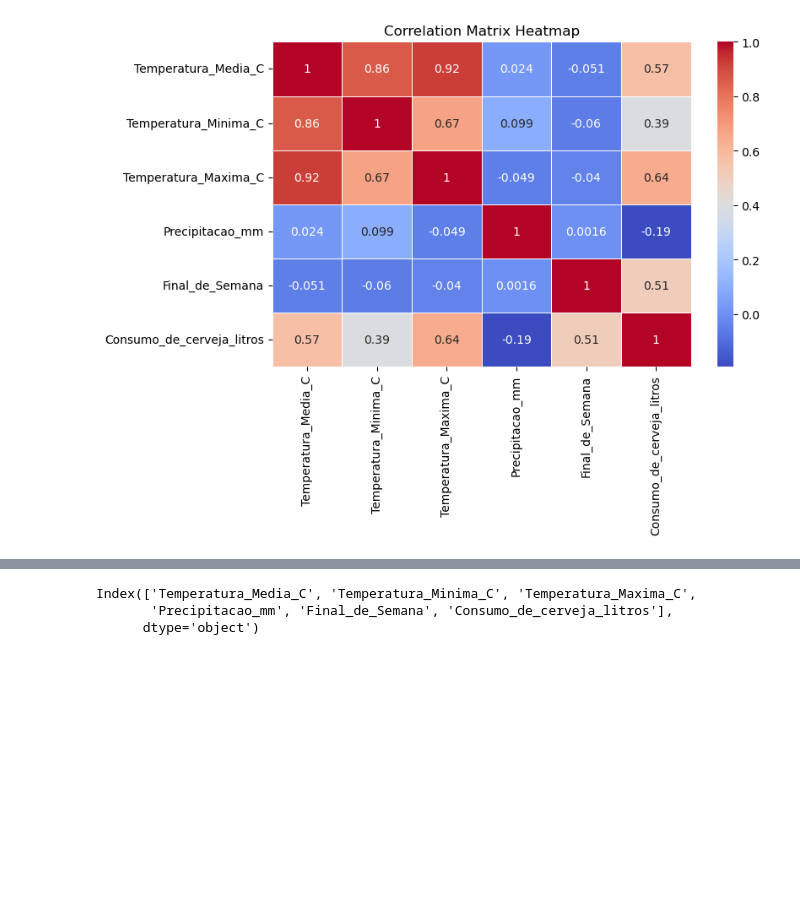
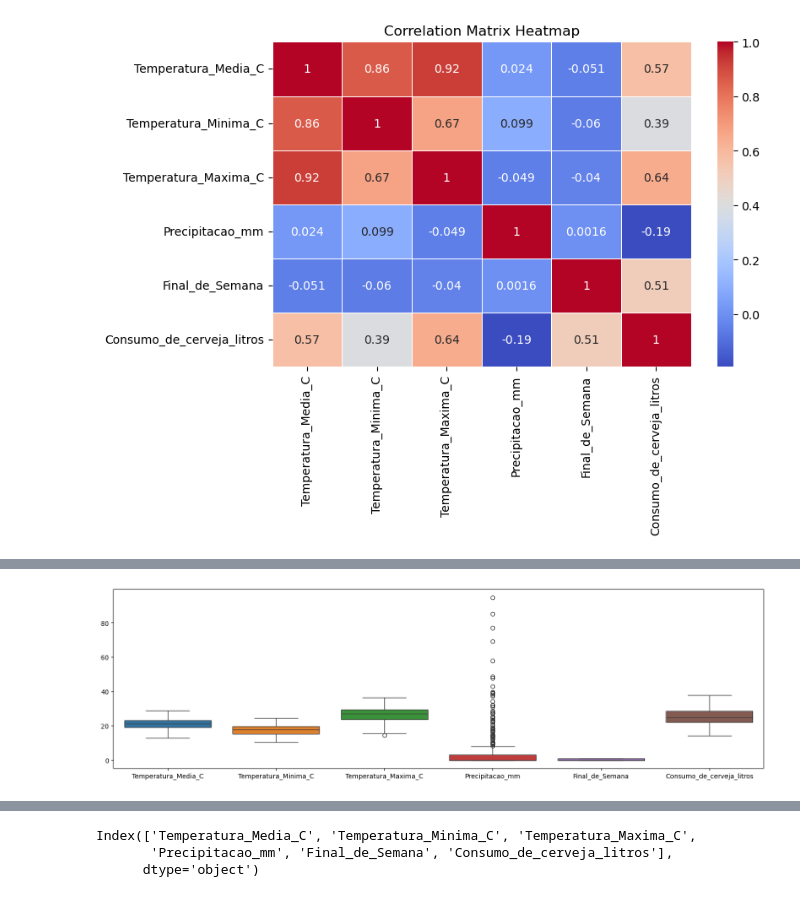
Before and after one commit to vidyadharbendre/learn_machine_learning, a Jupyter notebook: regression/jupyter_notebooks/03_beer_prediction/beer_forecast_model.ipynb, the cells around one changed output, grey strips where cells are left out. Saved outputs shown, nothing was run; the diff lists cells and outputs as text; code cells hidden in the pictures; blank space fills up the shorter version.

```diff
--- a/regression/jupyter_notebooks/03_beer_prediction/beer_forecast_model.ipynb
+++ b/regression/jupyter_notebooks/03_beer_prediction/beer_forecast_model.ipynb
@@ -631,0 +639,7 @@ plt.show()
+# %%
+# Plot the heatmap
+plt.figure(figsize=(18, 5))
+sns.boxplot(data=df)
+plt.show()
+# %% [output]
+[figure, added]
```
Also changed, not shown: parts of 2 cells of this notebook.
